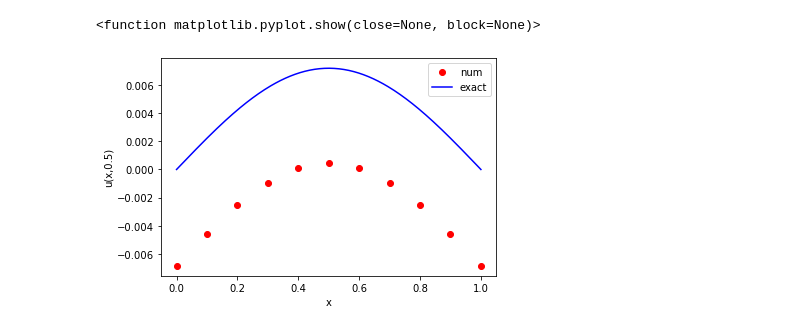
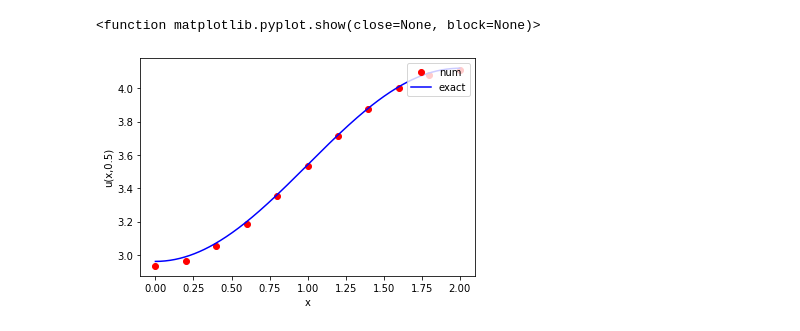
Before and after one commit to TheaRoseBarnes/emat30008, a Jupyter notebook: myForwardEuler1DDiffusion.ipynb, the cells around one changed output. Cells and saved outputs as stored; diff of their text form; code cells hidden in the pictures.

Commit message:
adding graphs for boundaries

```diff
--- a/myForwardEuler1DDiffusion.ipynb
+++ b/myForwardEuler1DDiffusion.ipynb
@@ -408,13 +444,46 @@ def PDE_solve_euler(initial_condition, args=(), boundary_condition=None):
 # Plot the final result and exact solution for forward euler
 #pl.plot(x,PDE_solve_euler(1000,10,[0,0],u_I,args=(lambda t:u_diff(0,t),lambda t:u_diff(L,t)),dirichlet=None,neumann=None,periodic=None, rhs=rhs_function),'ro',label='num')
 x = np.linspace(0, L, mx+1)
-pl.plot(x,PDE_solve_euler(u_I,args=(lambda x,t:u_diff(0,t), lambda x,t:u_diff(L,t)),boundary_condition = 'neumann'),'ro',label='num')
+pl.plot(x,PDE_solve_euler(u_I1, args=(lambda t:100,lambda t:0), boundary_condition = 'dirichlet'),'ro',label='num')
 xx = np.linspace(0,L,250)
-pl.plot(xx,u_exact(xx,T),'b-',label='exact')
+pl.plot(xx,u_exact1(xx,T),'b-',label='exact')
 pl.xlabel('x')
 pl.ylabel('u(x,0.5)')
 pl.legend(loc='upper right')
 pl.show
-# %% [output]
-<function matplotlib.pyplot.show(close=None, block=None)>
-[figure, removed]
+# %%
+# Set problem parameters/functions
+kappa = 1.0  # diffusion constant
+L=2.0         # length of spatial domain
+T=0.5       # total time to solve for
+# %%
+# Set up the numerical environment variables
+x = np.linspace(0, L, mx+1)     # mesh points in space
+t = np.linspace(0, T, mt+1)     # mesh points in time
+deltax = x[1] - x[0]            # gridspacing in x
+deltat = t[1] - t[0]            # gridspacing in t
+lmbda = kappa*deltat/(deltax**2)    # mesh fourier number
+# %%
+def u_I3(x):
+    # initial temperature distribution
+    y = 5*np.sin(x)
+    return y
+# %%
+def u_exact3(x,t):
+    # the exact solution
+    y = 0.5*(5*(1-np.cos(2))) - ((20*np.cos(2) + 20)/(-4 + pi**2))*np.exp(-(pi**2)*t/2**2)*np.cos(pi*x/2)
+    return y
+# %%
+# Plot the final result and exact solution for forward euler
+#pl.plot(x,PDE_solve_euler(1000,10,[0,0],u_I,args=(lambda t:u_diff(0,t),lambda t:u_diff(L,t)),dirichlet=None,neumann=None,periodic=None, rhs=rhs_function),'ro',label='num')
+x = np.linspace(0, L, mx+1)
+pl.plot(x,PDE_solve_euler(u_I3, args=(lambda t:0, lambda t:0), boundary_condition = 'neumann'),'ro',label='num')
+xx = np.linspace(0,L,250)
+pl.plot(xx,u_exact3(xx,T),'b-',label='exact')
+pl.xlabel('x')
+pl.ylabel('u(x,0.5)')
+pl.legend(loc='upper right')
+pl.show
+# %% [output]
+<function matplotlib.pyplot.show(close=None, block=None)>
+[figure, added]
```
Also changed, not shown: parts of 29 cells of this notebook.
